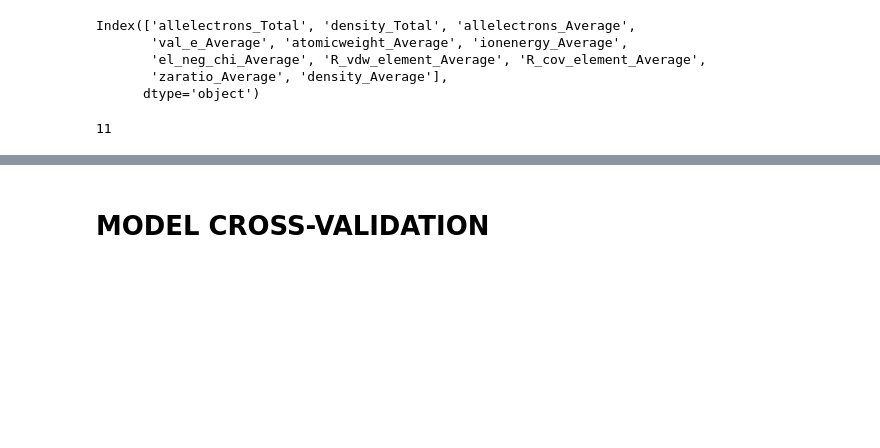
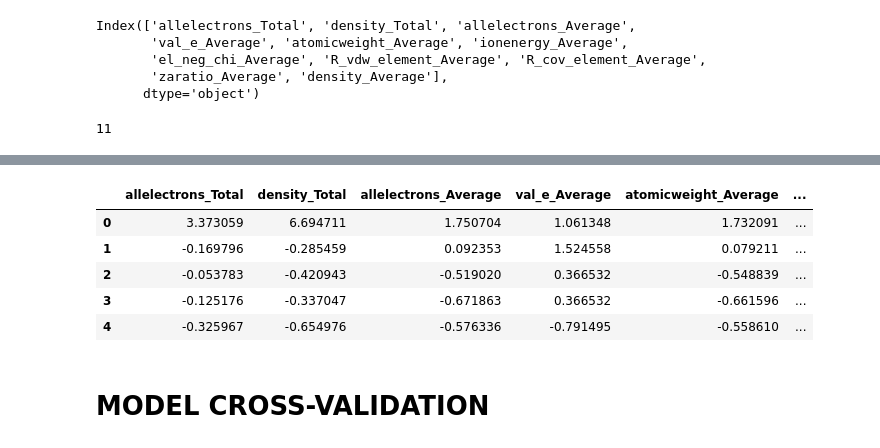
Before and after one commit to hardboyvino/kaggle_competition, a Jupyter notebook: playground_3.25/preprocess.ipynb, the cells around one changed output, grey strips where cells are left out. Cells and saved outputs as stored; diff of their text form; code cells hidden in the pictures; blank space fills up the shorter version.

```diff
--- a/playground_3.25/preprocess.ipynb
+++ b/playground_3.25/preprocess.ipynb
@@ -211,3 +157,12 @@ df_outliers.describe([0.01, 0.99]).T
+# %%
+test_scaled.head()
+# %% [output]
+|  | allelectrons_Total | density_Total | allelectrons_Average | val_e_Average | atomicweight_Average | ... |
+| 0 | 3.373059 | 6.694711 | 1.750704 | 1.061348 | 1.732091 | ... |
+| 1 | -0.169796 | -0.285459 | 0.092353 | 1.524558 | 0.079211 | ... |
+| 2 | -0.053783 | -0.420943 | -0.519020 | 0.366532 | -0.548839 | ... |
+| 3 | -0.125176 | -0.337047 | -0.671863 | 0.366532 | -0.661596 | ... |
+| 4 | -0.325967 | -0.654976 | -0.576336 | -0.791495 | -0.558610 | ... |
 # %% [markdown]
 # MODEL CROSS-VALIDATION
 # %%
```
Also changed, not shown: parts of 16 cells of this notebook.
